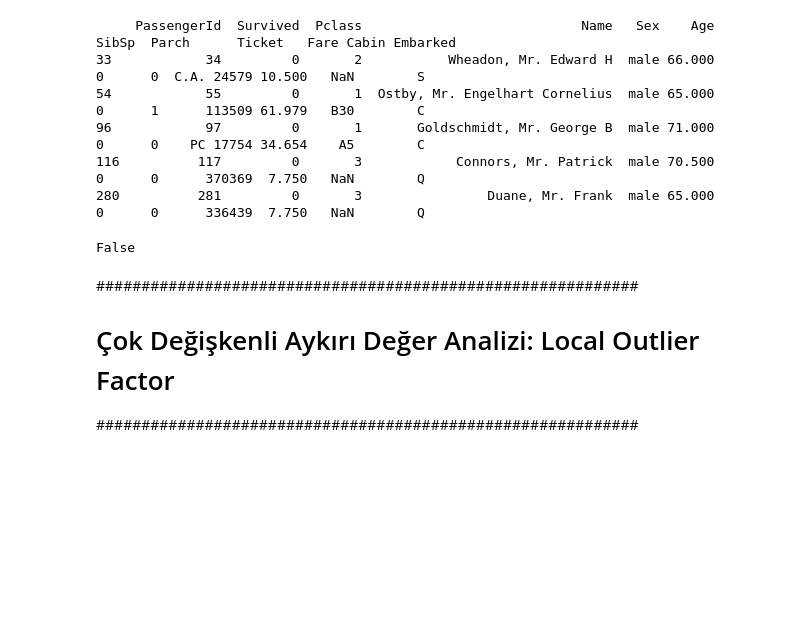
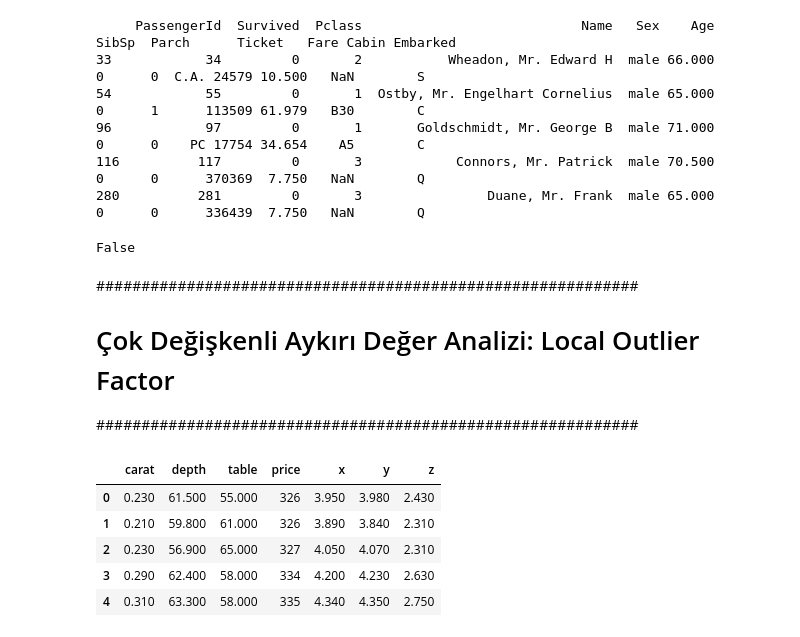
Before and after one commit to QuietLess/Data-Science-Course-Workbook, a Jupyter notebook: 03_feature_engineering/notebooks/feature_engineering.ipynb, the cells around one changed output. Drawn from its saved outputs; the diff is of its cells as text; code cells hidden in the pictures; blank space fills up the shorter version.

```diff
--- a/03_feature_engineering/notebooks/feature_engineering.ipynb
+++ b/03_feature_engineering/notebooks/feature_engineering.ipynb
@@ -403,3 +403,34 @@ False
 ############################################################
 # Çok Değişkenli Aykırı Değer Analizi: Local Outlier Factor
 ############################################################
+# %%
+#17, 3
+
+from pathlib import Path
+import ssl
+from urllib.request import urlopen
+
+import certifi
+
+dataset_url = "https://github.com/mwaskom/seaborn-data/raw/master/diamonds.csv"
+cache_path = Path("data") / "diamonds.csv"
+cache_path.parent.mkdir(exist_ok=True)
+
+if cache_path.exists():
+    df = pd.read_csv(cache_path)
+else:
+    ssl_context = ssl.create_default_context(cafile=certifi.where())
+    with urlopen(dataset_url, context=ssl_context) as response:
+        df = pd.read_csv(response)
+    df.to_csv(cache_path, index=False)
+
+df = df.select_dtypes(include = ["float64", "int64"])
+df = df.dropna()
+df.head()
+# %% [output]
+|  | carat | depth | table | price | x | y | z |
+| 0 | 0.230 | 61.500 | 55.000 | 326 | 3.950 | 3.980 | 2.430 |
+| 1 | 0.210 | 59.800 | 61.000 | 326 | 3.890 | 3.840 | 2.310 |
+| 2 | 0.230 | 56.900 | 65.000 | 327 | 4.050 | 4.070 | 2.310 |
+| 3 | 0.290 | 62.400 | 58.000 | 334 | 4.200 | 4.230 | 2.630 |
+| 4 | 0.310 | 63.300 | 58.000 | 335 | 4.340 | 4.350 | 2.750 |
```
Also changed, not shown: parts of 8 cells of this notebook, 4 other files.
